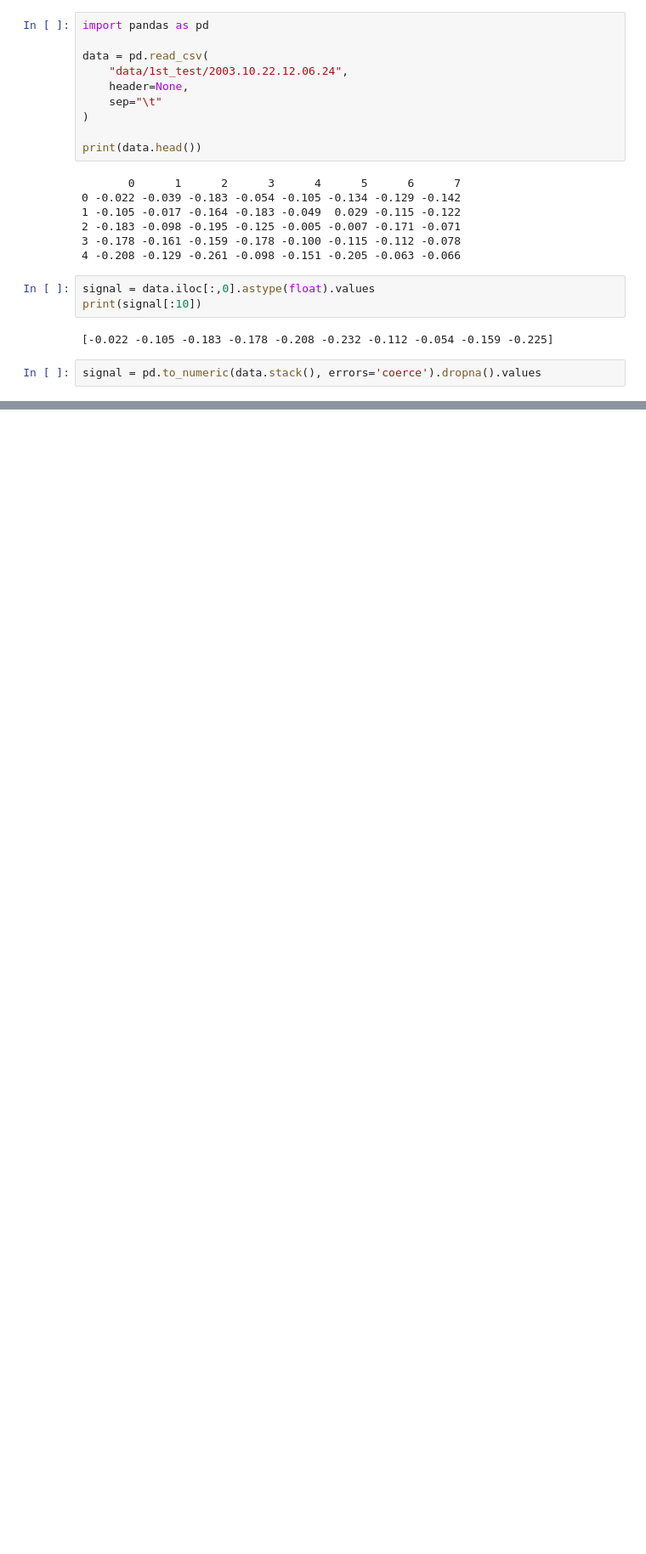
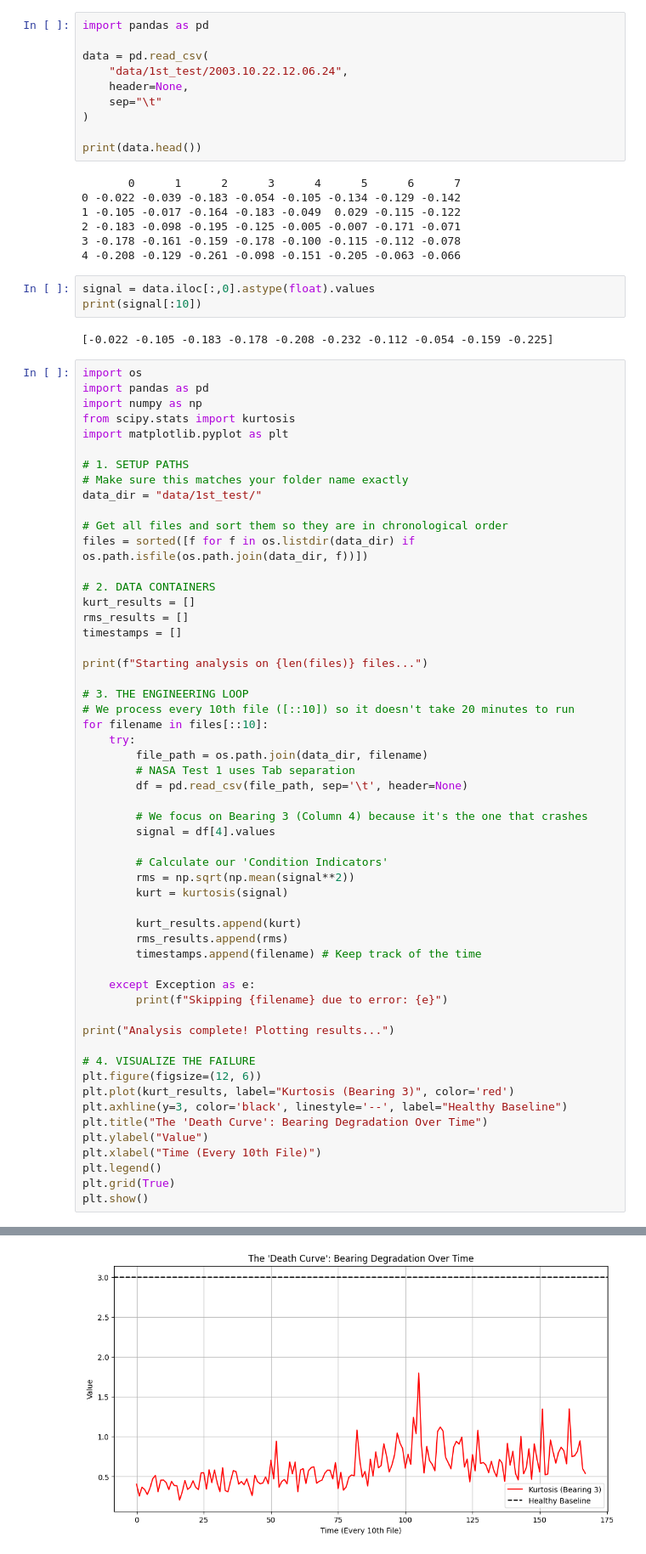
Before and after one commit to kumarcr711-cloud/FFT-PM-System, a Jupyter notebook: fft_pipeline.ipynb, the cells around one changed output, grey strips where cells are left out. Shown at 85% size. Saved outputs shown, nothing was run; the diff lists cells and outputs as text; blank space fills up the shorter version.

Commit message:
feat: added kurtosis trend analysis for NASA Data

```diff
--- a/fft_pipeline.ipynb
+++ b/fft_pipeline.ipynb
@@ -111,5 +111,59 @@ signal = data.iloc[:,0].astype(float).values
 print(signal[:10])
 # %% [output]
 [-0.022 -0.105 -0.183 -0.178 -0.208 -0.232 -0.112 -0.054 -0.159 -0.225]
-# %%
-signal = pd.to_numeric(data.stack(), errors='coerce').dropna().values
+# %%
+import os
+import pandas as pd
+import numpy as np
+from scipy.stats import kurtosis
+import matplotlib.pyplot as plt
+
+# 1. SETUP PATHS
+# Make sure this matches your folder name exactly
+data_dir = "data/1st_test/"
+
+# Get all files and sort them so they are in chronological order
+files = sorted([f for f in os.listdir(data_dir) if os.path.isfile(os.path.join(data_dir, f))])
+
+# 2. DATA CONTAINERS
+kurt_results = []
+rms_results = []
+timestamps = []
+
+print(f"Starting analysis on {len(files)} files...")
+
+# 3. THE ENGINEERING LOOP
+# We process every 10th file ([::10]) so it doesn't take 20 minutes to run
+for filename in files[::10]:
+    try:
+        file_path = os.path.join(data_dir, filename)
+        # NASA Test 1 uses Tab separation
+        df = pd.read_csv(file_path, sep='\t', header=None)
+
+        # We focus on Bearing 3 (Column 4) because it's the one that crashes
+        signal = df[4].values
+
+        # Calculate our 'Condition Indicators'
+        rms = np.sqrt(np.mean(signal**2))
+        kurt = kurtosis(signal)
+
+        kurt_results.append(kurt)
+        rms_results.append(rms)
+        timestamps.append(filename) # Keep track of the time
+
+    except Exception as e:
+        print(f"Skipping {filename} due to error: {e}")
+
+print("Analysis complete! Plotting results...")
+
+# 4. VISUALIZE THE FAILURE
+plt.figure(figsize=(12, 6))
+plt.plot(kurt_results, label="Kurtosis (Bearing 3)", color='red')
+plt.axhline(y=3, color='black', linestyle='--', label="Healthy Baseline")
+plt.title("The 'Death Curve': Bearing Degradation Over Time")
+plt.ylabel("Value")
+plt.xlabel("Time (Every 10th File)")
+plt.legend()
+plt.grid(True)
+plt.show()
+# %% [output]
@@ -115,0 +172 @@ signal = pd.to_numeric(data.stack(), errors='coerce').dropna().values
+[figure, added]
```
Also changed, not shown: parts of 1 cell of this notebook.
